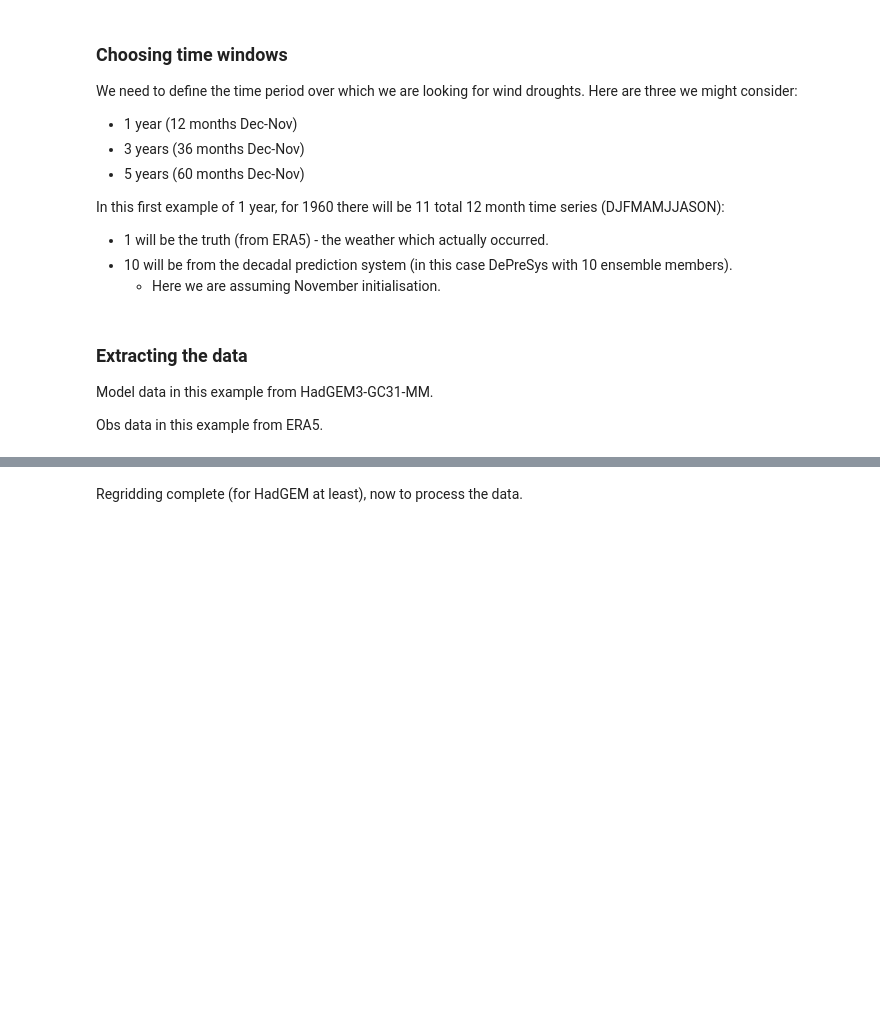
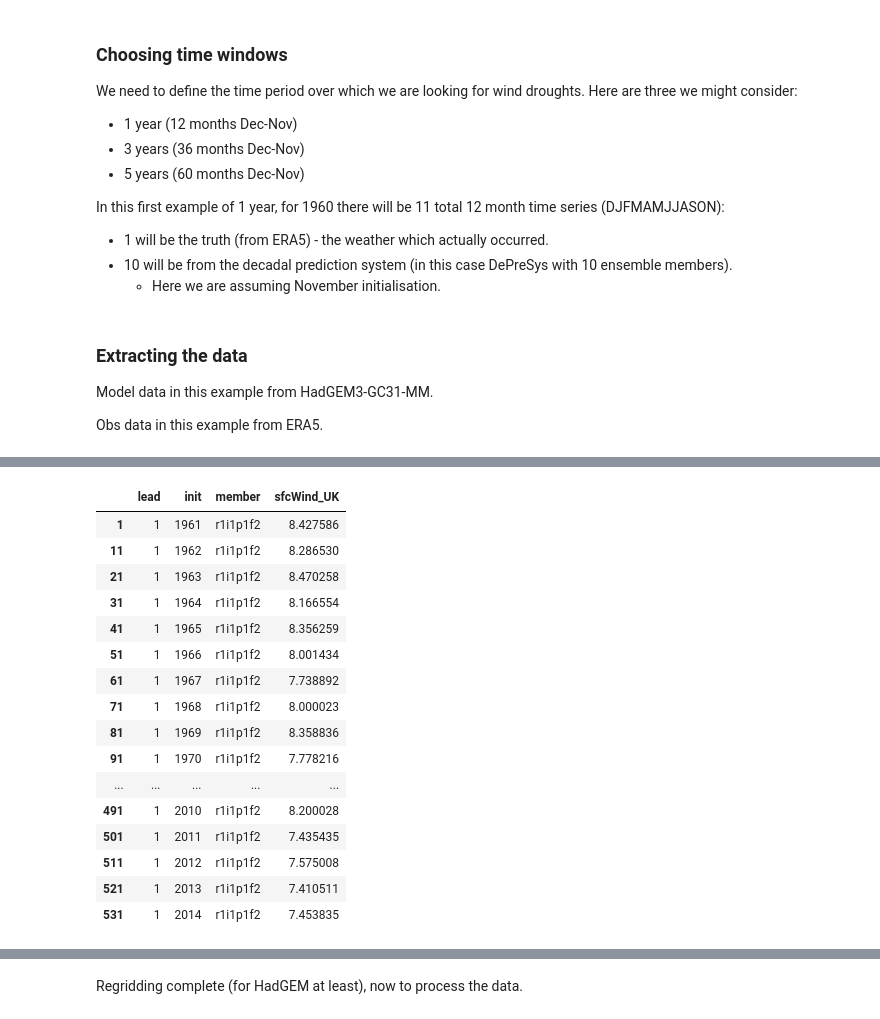
Before and after one commit to benhutchmet/unseen_multi_year, a Jupyter notebook: multi_year_unseen.ipynb, the cells around one changed output, grey strips where cells are left out. Saved outputs shown, nothing was run; the diff lists cells and outputs as text; code cells hidden in the pictures; blank space fills up the shorter version.

Commit message:
testing wind bias correctino and loading

```diff
--- a/multi_year_unseen.ipynb
+++ b/multi_year_unseen.ipynb
@@ -315,5 +335,5 @@ df.head()
 # %%
 # limit df to member r1i1p1f2 and init 1961
-df_subset = df[(df['member'] == 'r1i1p1f2') & (df['init'] == 1970)]
+df_subset = df[(df['lead'] == 1)]
 # %%
 df_subset
@@ -319,0 +354,3 @@ df_subset
+# %%
+# Select an ensemble member
+df_subset_r1 = df_subset[df_subset['member'] == 'r1i1p1f2']
@@ -319,0 +360,20 @@ df_subset
+# %%
+df_subset_r1
+# %% [output]
+|  | lead | init | member | sfcWind_UK |
+| 1 | 1 | 1961 | r1i1p1f2 | 8.427586 |
+| 11 | 1 | 1962 | r1i1p1f2 | 8.286530 |
+| 21 | 1 | 1963 | r1i1p1f2 | 8.470258 |
+| 31 | 1 | 1964 | r1i1p1f2 | 8.166554 |
+| 41 | 1 | 1965 | r1i1p1f2 | 8.356259 |
+| 51 | 1 | 1966 | r1i1p1f2 | 8.001434 |
+| 61 | 1 | 1967 | r1i1p1f2 | 7.738892 |
+| 71 | 1 | 1968 | r1i1p1f2 | 8.000023 |
+| 81 | 1 | 1969 | r1i1p1f2 | 8.358836 |
+| 91 | 1 | 1970 | r1i1p1f2 | 7.778216 |
+| ... | ... | ... | ... | ... |
+| 491 | 1 | 2010 | r1i1p1f2 | 8.200028 |
+| 501 | 1 | 2011 | r1i1p1f2 | 7.435435 |
+| 511 | 1 | 2012 | r1i1p1f2 | 7.575008 |
+| 521 | 1 | 2013 | r1i1p1f2 | 7.410511 |
+| 531 | 1 | 2014 | r1i1p1f2 | 7.453835 |
```
Also changed, not shown: parts of 46 cells of this notebook, 2 other files.
